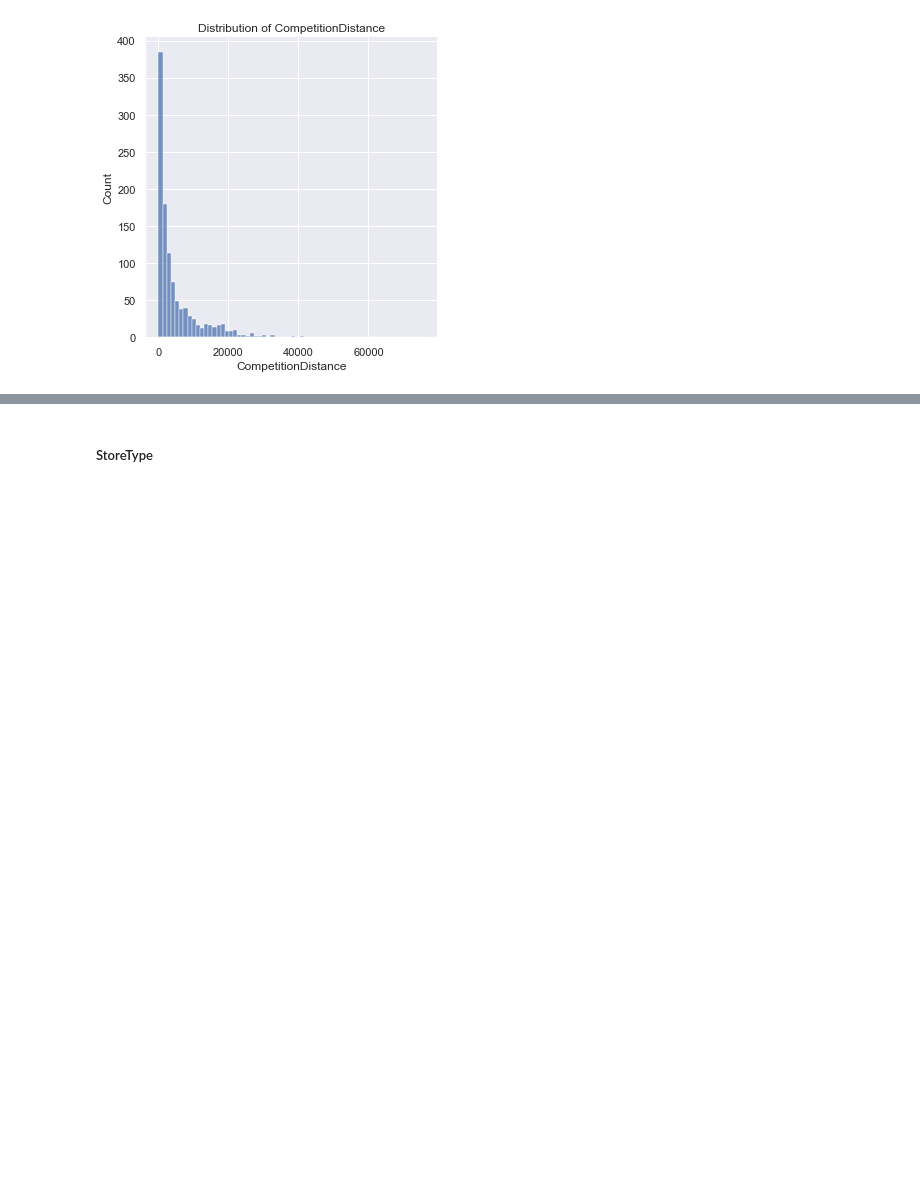
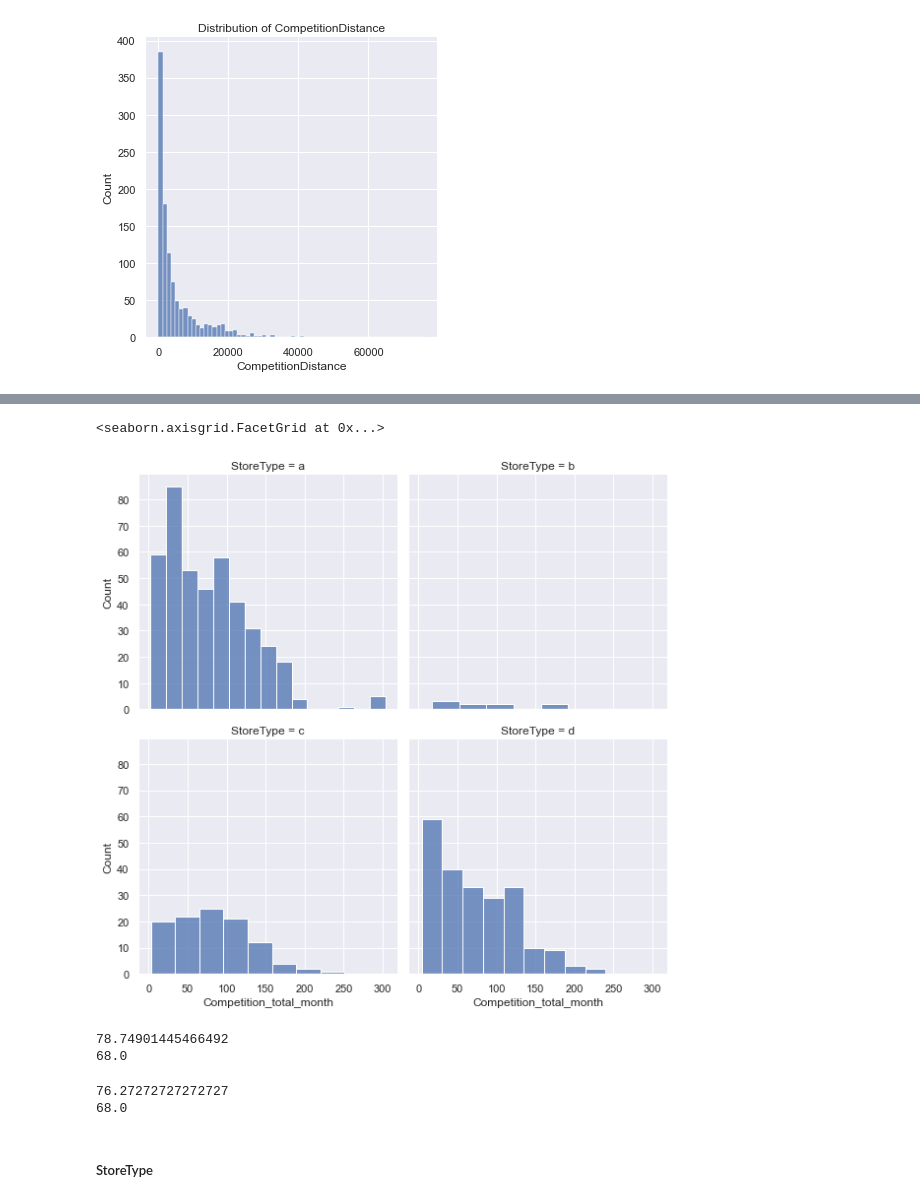
Before and after one commit to CYCCCCC/store_sales_prediction, a Jupyter notebook: store_sales.ipynb, the cells around one changed output, grey strips where cells are left out. Saved outputs shown, nothing was run; the diff lists cells and outputs as text; code cells hidden in the pictures; blank space fills up the shorter version.

```diff
--- a/store_sales.ipynb
+++ b/store_sales.ipynb
@@ -77,3 +129,23 @@ Text(5.960000000000001, 0.5, 'Count')
+# %%
+g = sns.FacetGrid(store[store['Competition_total_month']<500], col='StoreType', col_wrap=2, height=4, col_order=['a', 'b', 'c', 'd'])
+g.map(sns.histplot, 'Competition_total_month', kde=False)
+g.set_axis_labels('Competition_total_month', 'Count')
+g.add_legend()
+# %% [output]
+<seaborn.axisgrid.FacetGrid at 0x...>
+[figure, added]
+# %%
+print(store['Competition_total_month'].mean())
+print(store['Competition_total_month'].median())
+# %% [output]
+78.74901445466492
+68.0
+# %%
+print(store[store['Competition_total_month']<500]['Competition_total_month'].mean())
+print(store[store['Competition_total_month']<500]['Competition_total_month'].median())
+# %% [output]
+76.27272727272727
+68.0
 # %% [markdown]
 ##### StoreType
 # %%
```
Also changed, not shown: parts of 7 cells of this notebook.
